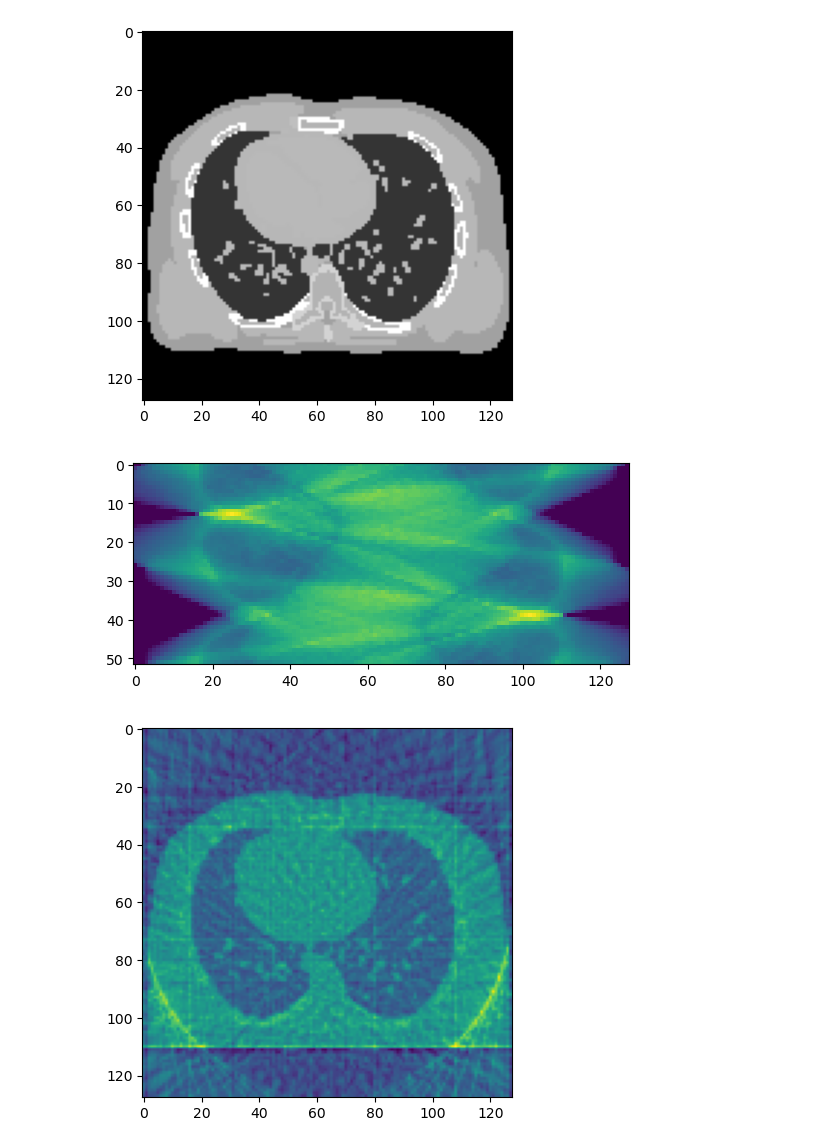
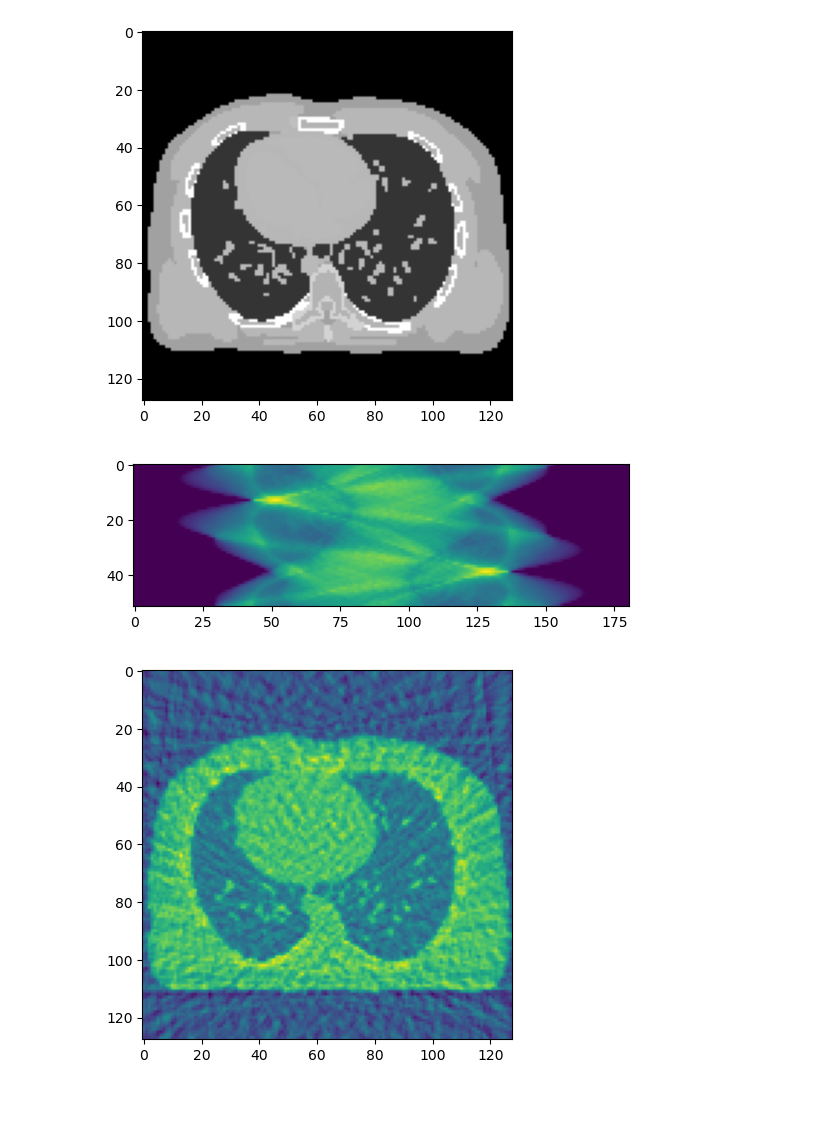
Before and after one commit to antoinedepaepe/ReconCT, a Jupyter notebook: main.ipynb, the cells around one changed output. Drawn from its saved outputs; the diff is of its cells as text; code cells hidden in the pictures; blank space fills up the shorter version.

```diff
--- a/main.ipynb
+++ b/main.ipynb
@@ -22,10 +28,11 @@ def read_xcat_bin_image(file_path: str,
     return image_data
 # %%
 from src.operators.radon import Radon
-from src.operators.total_variation import TotalVariation
-from src.solvers.pwls import PWLS
-from src.solvers.chambolle_pock import ChambollePock
-from src.solvers.admm import ADMM
+from src.operators.operator import Operator
+from src.operators.gradient import Gradient
+from src.recon.pwls import PWLS
+from src.recon.chambolle_pock import ChambollePock
+from src.recon.admm import ADMM
 
 
 from PIL import Image
@@ -37,7 +44,7 @@ import matplotlib.pyplot as plt
 device = 'cuda'
 
 # define projector settings
-n_rays = 128
+n_rays = int(np.round(np.sqrt(2)*128))
 height, width = 128, 128
 n_angles = 52
 volume = tr.Volume2D()
@@ -56,36 +63,36 @@ x_true = np.rot90( x_true , 2 )
 plt.imshow(x_true,cmap='gray')
 plt.show() # to avoid overprinting images
 
 # The following is needed to create a Torch object. This requires to add 2 additional dimensions, 1 for batch size, 1 for the number of channels (n,c,d,h,w) (d for depth (not used here in 2D))
 x_true = torch.from_numpy(  x_true.copy()   ).unsqueeze(0).unsqueeze(0).to(device)   # 0 is the index of the dimension to be added
 
 
 # generate noisy sinogram
 I = 3e5
-EPS = 1e-10
+# EPS = 1e-10
 sino = radon.transform(x_true)
 yi = torch.poisson(I*torch.exp(-sino))
-b = torch.zeros_like(yi)
+b = torch.zeros_like(yi, device=device)
 # b = torch.log(I/ (yi))
 b[yi != 0] = torch.log(I/ (yi[yi != 0])) ;
 
 
 # print(yi.min())
 
 # shared params
 x0 = torch.zeros_like(x_true, device=device)
 
 b_im = b.squeeze().cpu().numpy()
 plt.imshow(b_im)
 # to avoid overprinting images
 plt.show() # to avoid overprinting images
 n_iter = 300
 n_inner_iter = 100
 weights = yi
 weights[yi == 0] = 0
 # %% [output]
 [figure]
-[figure, old version]
+[figure, new version]
 # %%
 #############################################################################################################################
 #                                                           FBP                                                             #
@@ -95,10 +102,9 @@ weights[yi == 0] = 0
 x_fbp = radon.fbp(b)
 plt.show() # to avoid overprinting images
 plt.imshow(x_fbp.cpu().squeeze())
-
 plt.imsave('./data/fbp.png', x_fbp.cpu().squeeze(), cmap='gray')
 # %% [output]
-[figure, old version]
+[figure, new version]
 # %%
 #############################################################################################################################
 #                                                           PWLS                                                            #
```
Also changed, not shown: parts of 7 cells of this notebook, 8 other files.
